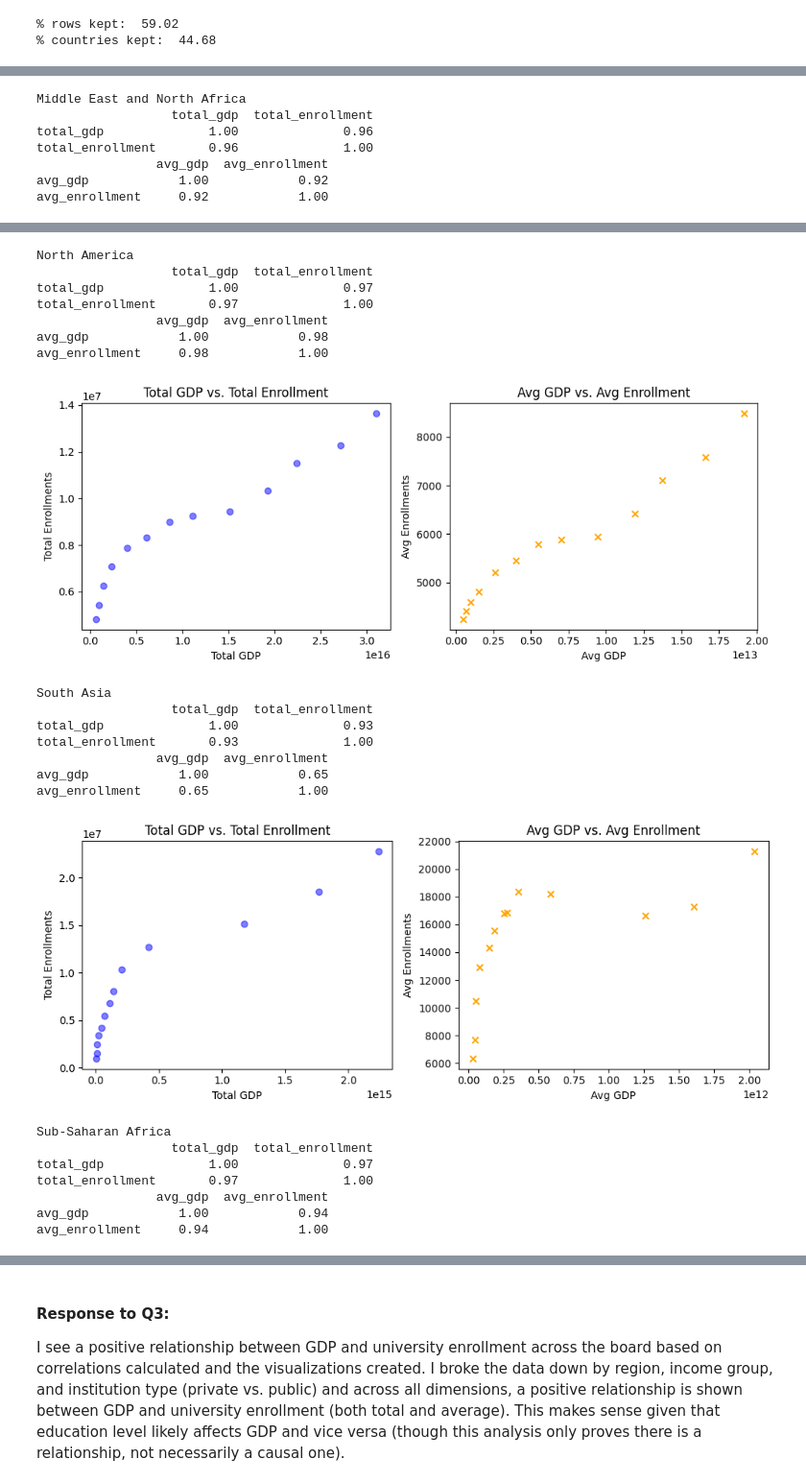
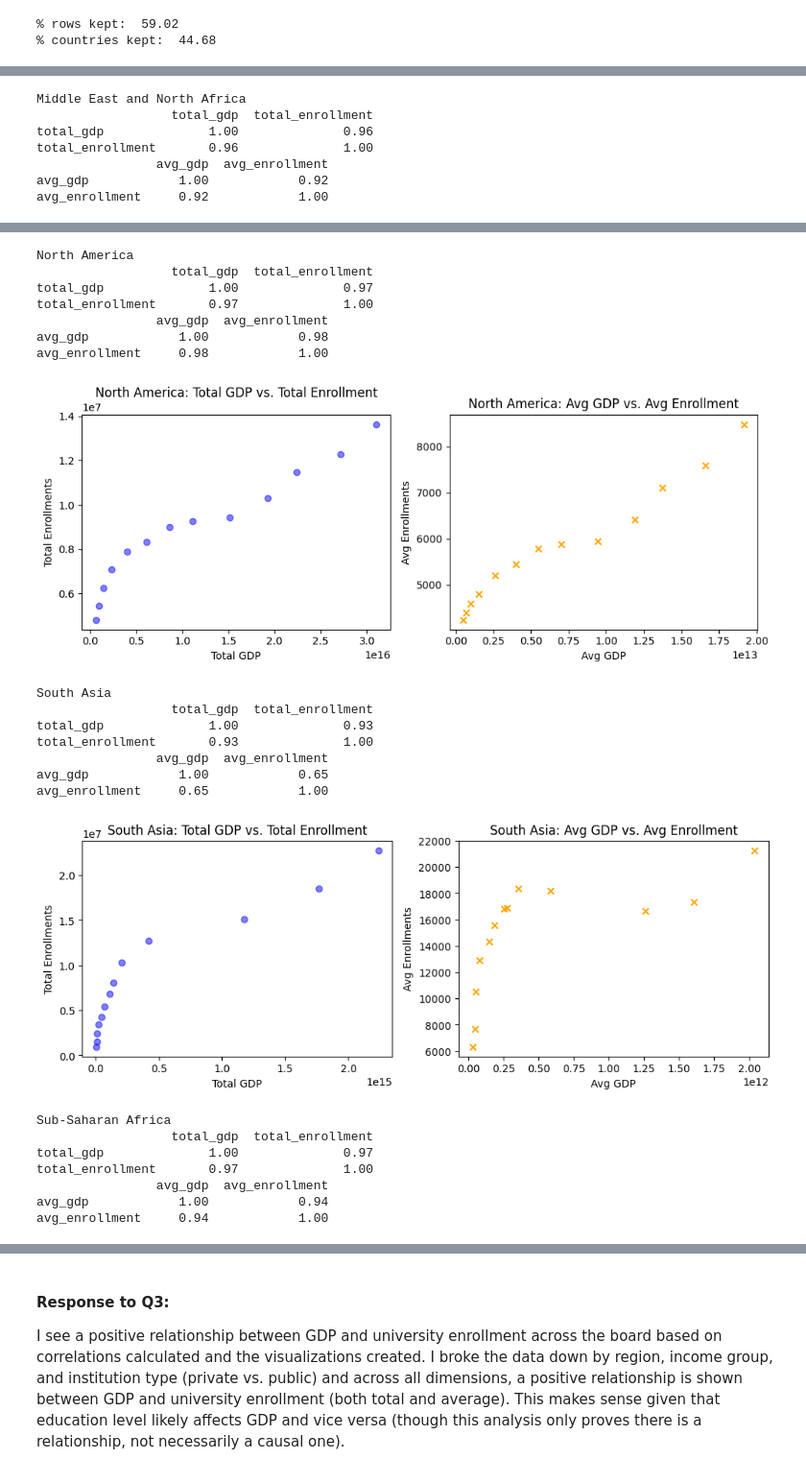
Before and after one commit to sanlam17/college_board_submission, a Jupyter notebook: SLam_submission.ipynb, the cells around one changed output, grey strips where cells are left out. Shown at 96% size. Cells and saved outputs as stored; diff of their text form; code cells hidden in the pictures.

```diff
--- a/SLam_submission.ipynb
+++ b/SLam_submission.ipynb
@@ -271,7 +271,7 @@ for region in list(regional_breakdown['region'].drop_duplicates()):
                         regional_breakdown['avg_gdp'].loc[regional_breakdown['region'] == region],
                         regional_breakdown['avg_enrollment'].loc[regional_breakdown['region'] == region],
                         "Total GDP", "Total Enrollments", "Avg GDP", "Avg Enrollments",
-                        title1 = "Total GDP vs. Total Enrollment", title2 = "Avg GDP vs. Avg Enrollment")
+                        title1 = region+ ": Total GDP vs. Total Enrollment", title2 = region + ": Avg GDP vs. Avg Enrollment")
     print()
 # %% [output]
 East Asia and Pacific
@@ -309,19 +309,19 @@ avg_enrollment     0.92            1.00
 North America
                   total_gdp  total_enrollment
 total_gdp              1.00              0.97
 total_enrollment       0.97              1.00
                 avg_gdp  avg_enrollment
 avg_gdp            1.00            0.98
 avg_enrollment     0.98            1.00
-[figure, old version]
+[figure, new version]
 South Asia
                   total_gdp  total_enrollment
 total_gdp              1.00              0.93
 total_enrollment       0.93              1.00
                 avg_gdp  avg_enrollment
 avg_gdp            1.00            0.65
 avg_enrollment     0.65            1.00
-[figure, old version]
+[figure, new version]
 Sub-Saharan Africa
                   total_gdp  total_enrollment
 total_gdp              1.00              0.97
```
Also changed, not shown: parts of 3 cells of this notebook.
